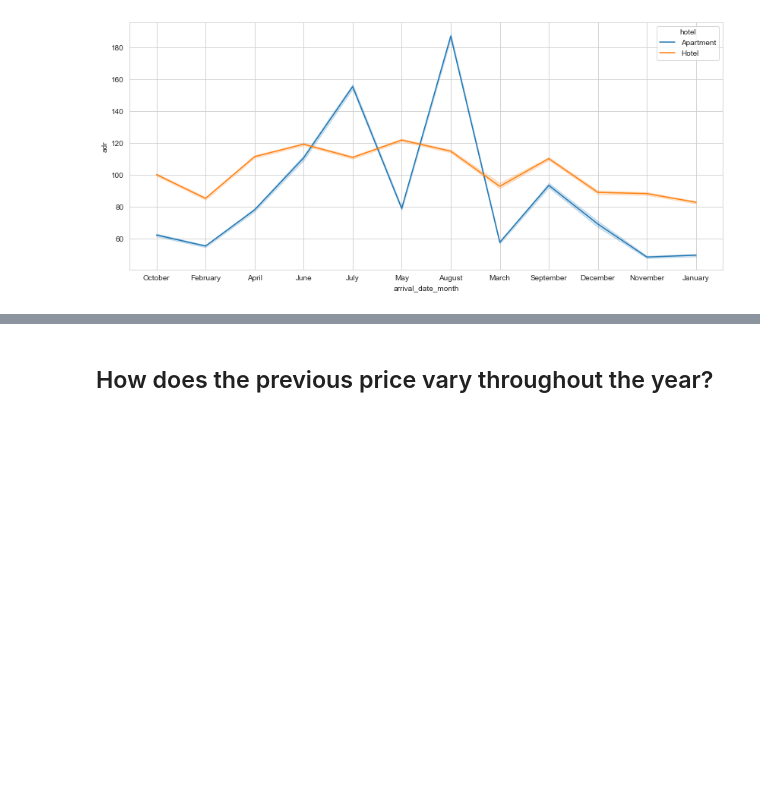
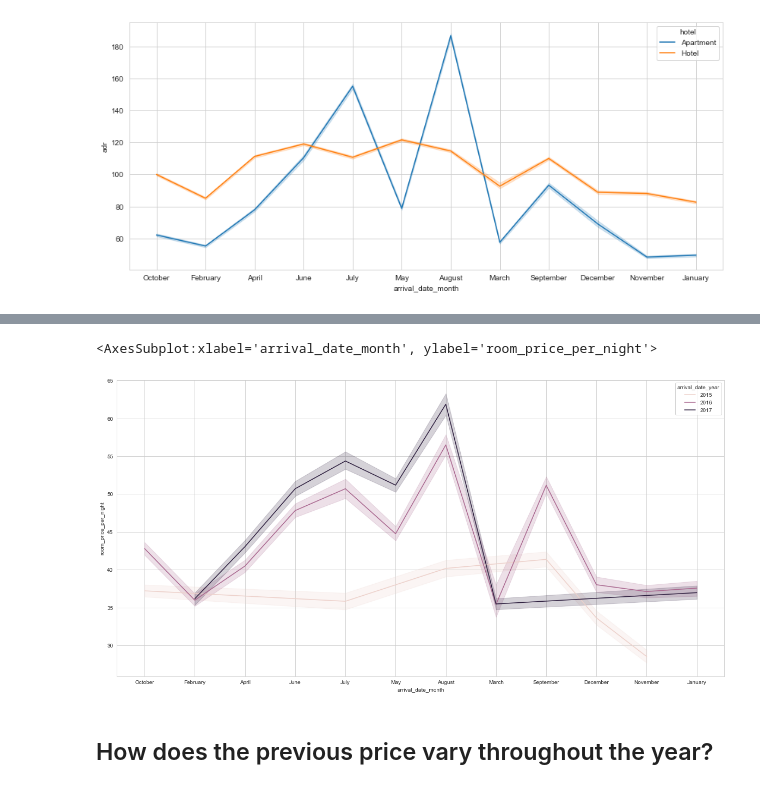
Before and after one commit to Nourfdss/stayforlong_test, a Jupyter notebook: test.ipynb, the cells around one changed output, grey strips where cells are left out. Saved outputs shown, nothing was run; the diff lists cells and outputs as text; code cells hidden in the pictures; blank space fills up the shorter version.

```diff
--- a/test.ipynb
+++ b/test.ipynb
@@ -185,3 +184,9 @@ df_room_price
+# %%
+plt.figure(figsize=(20,10))
+sns.lineplot(x='arrival_date_month', y='room_price_per_night', data= df_room_price, hue='arrival_date_year')
+# %% [output]
+<AxesSubplot:xlabel='arrival_date_month', ylabel='room_price_per_night'>
+[figure, added]
 # %% [markdown]
 <h2>How does the previous price vary throughout the year?<h2>
 # %%
```
Also changed, not shown: parts of 8 cells of this notebook.
